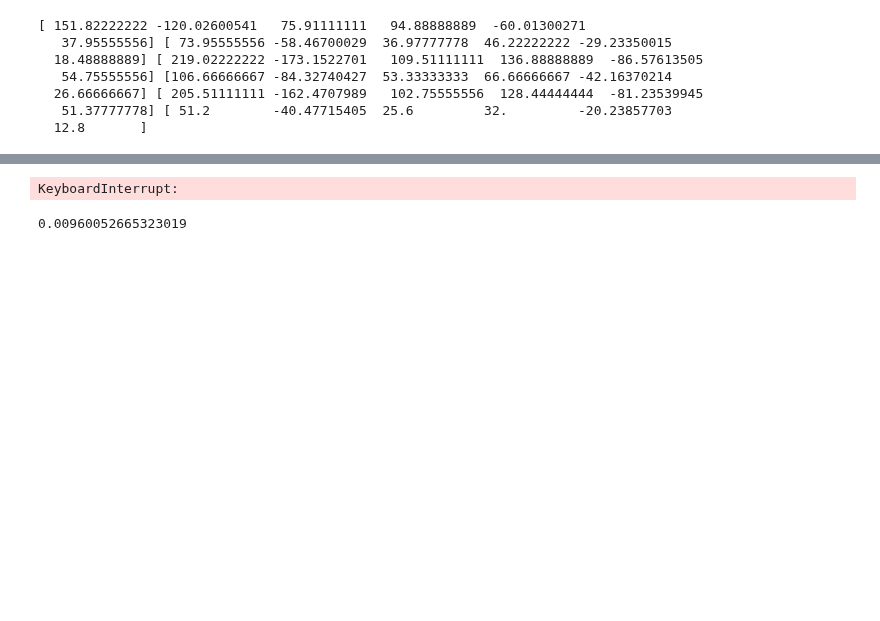
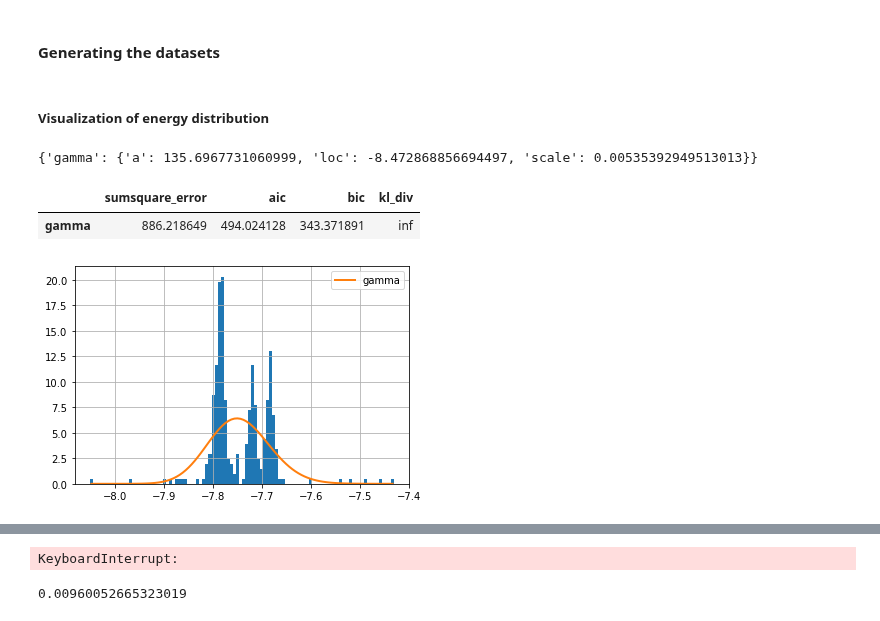
Before and after one commit to wzetto/MATools, a Jupyter notebook: CE_MC/cluster_nn_ce.ipynb, the cells around one changed output, grey strips where cells are left out. Drawn from its saved outputs; the diff is of its cells as text; code cells hidden in the pictures; blank space fills up the shorter version.

```diff
--- a/CE_MC/cluster_nn_ce.ipynb
+++ b/CE_MC/cluster_nn_ce.ipynb
@@ -8,10 +8,13 @@ from itertools import combinations
 from sklearn.model_selection import train_test_split
 from sklearn.linear_model import RidgeCV
 from sklearn.linear_model import BayesianRidge
+from sklearn.linear_model import LogisticRegression
+from sklearn import mixture
 from random import randrange
 from IPython.display import clear_output
 import os
 from matplotlib import cm
+import pickle
 
 from torch.nn.utils import clip_grad_norm_
 import torch
@@ -22,6 +25,10 @@ from torch.utils.tensorboard import SummaryWriter
 
 # %matplotlib widget
 %matplotlib inline
+
+def normal_dist(x, mu, std):
+    prob_density = (np.pi*std) * np.exp(-0.5*((x-mu)/std)**2)
+    return prob_density
 
 def draw_3d(ind_raw):
     ind_raw = np.array(ind_raw)
@@ -245,7 +252,7 @@ class CE:
 
         return np.concatenate([
             cpr_1nn, cpr_2nn, cpr_3nn, cpr_4nn,
-            cpr_tri1nn, cpr_tri1nn2nn, cpr_tri1nn2nn3nn,
+            cpr_tri1nn, cpr_tri1nn2nn,
             cpr_qua1nn,
         ], 0)
 
@@ -269,14 +276,8 @@ class CE:
         with open(incar_dir) as f:
             input_strip = [s.strip() for s in f.readlines()]
         return input_strip
-# %% [output]
-[ 151.82222222 -120.02600541   75.91111111   94.88888889  -60.01300271
-   37.95555556] [ 73.95555556 -58.46700029  36.97777778  46.22222222 -29.23350015
-  18.48888889] [ 219.02222222 -173.1522701   109.51111111  136.88888889  -86.57613505
-   54.75555556] [106.66666667 -84.32740427  53.33333333  66.66666667 -42.16370214
-  26.66666667] [ 205.51111111 -162.4707989   102.75555556  128.44444444  -81.23539945
-   51.37777778] [ 51.2        -40.47715405  25.6         32.         -20.23857703
-  12.8       ]
+# %% [markdown]
+#### Generating the datasets
 # %%
 #* Deducing step
 ind_1nn = np.load('/media/wz/7AD631A4D6316195/Projects/mc_pure_qua/fcc_32/ind_1nn.npy')
@@ -297,19 +298,25 @@ ce_ = CE(ind_1nn, ind_2nn, ind_3nn, ind_4nn,
         ind_raw)
 atom_num = 32
 
-for i in range(1, 315):
+for i in range(1, 334):
     ind_cr = np.load(f'/media/wz/7AD631A4D6316195/Projects/mc_pure_qua/252525/Cr25Mn25Co25Ni2532_try{i}/Cr25Mn25Co25Ni25_cr_chosen.npy')
     ind_mn = np.load(f'/media/wz/7AD631A4D6316195/Projects/mc_pure_qua/252525/Cr25Mn25Co25Ni2532_try{i}/Cr25Mn25Co25Ni25_mn_chosen.npy')
     ind_co = np.load(f'/media/wz/7AD631A4D6316195/Projects/mc_pure_qua/252525/Cr25Mn25Co25Ni2532_try{i}/Cr25Mn25Co25Ni25_co_chosen.npy')
     ind_ni = np.load(f'/media/wz/7AD631A4D6316195/Projects/mc_pure_qua/252525/Cr25Mn25Co25Ni2532_try{i}/Cr25Mn25Co25Ni25_ni_chosen.npy')
+
+    #* Free energy
     osz_dir = f'/media/wz/7AD631A4D6316195/Projects/MSAD/outputs_32_crmnconi/Cr25Mn25Co25Ni25_3.512_try{i}/OSZICAR'
     oszicar = ce_.read(osz_dir)[-1]
-    e_ground = float(''.join(oszicar).split()[-4])
+    e_ground = float(''.join(oszicar).split()[-6])
+
+    #* Extract cluster info.
     ce_feature = ce_.config_extra(atom_num, ind_cr, ind_mn, ind_co, ind_ni)
+
     weight_list.append(ce_feature)
     energy.append(e_ground)
 
-weight_list, energy = np.array(weight_list), np.array(energy)/atom_num
+weight_list, energy = np.array(weight_list), np.array(energy)/atom_num #* Per atom
+
 #* Normalization
 # energy_min, energy_max = np.min(energy), np.max(energy)
 # energy_std = np.std(energy)
@@ -320,8 +327,8 @@ weight_list, energy = np.array(weight_list), np.array(energy)/atom_num
 # weight_mean = np.mean(weight_list, axis=0)
 # weight_list = (weight_list - weight_mean) / weight_std
 
-device = torch.device("cuda:0" if torch.cuda.is_available() else "cpu")
-# device = torch.device("cpu")
+# device = torch.device("cuda:0" if torch.cuda.is_available() else "cpu")
+device = torch.device("cpu")
 weight_list = torch.from_numpy(weight_list.astype(np.float32)).clone()
 energy = torch.from_numpy(energy.astype(np.float32)).clone()
 weight_list = weight_list.to(device)
@@ -329,3 +336,21 @@ energy = energy.reshape(-1,1).to(device)
 
 e_train, e_test, weight_train, weight_test = train_test_split(
     energy, weight_list, test_size=0.1)
+# %% [markdown]
+##### Visualization of energy distribution
+# %%
+%matplotlib inline
+from fitter import Fitter
+#* Check the distribution of energy
+energy_hist = energy.clone().cpu().numpy().flatten()
+valy_pair = np.array([round(i, 3) for i in energy_hist])
+f_pair = Fitter(valy_pair, distributions = ['gamma'], timeout = 1500)
+f_pair.fit()
+
+print(f_pair.get_best())
+f_pair.summary()
+# %% [output]
+{'gamma': {'a': 135.6967731060999, 'loc': -8.472868856694497, 'scale': 0.00535392949513013}}
+|  | sumsquare_error | aic | bic | kl_div |
+| gamma | 886.218649 | 494.024128 | 343.371891 | inf |
+[figure, added]
```
Also changed, not shown: parts of 28 cells of this notebook, 14 other files.
